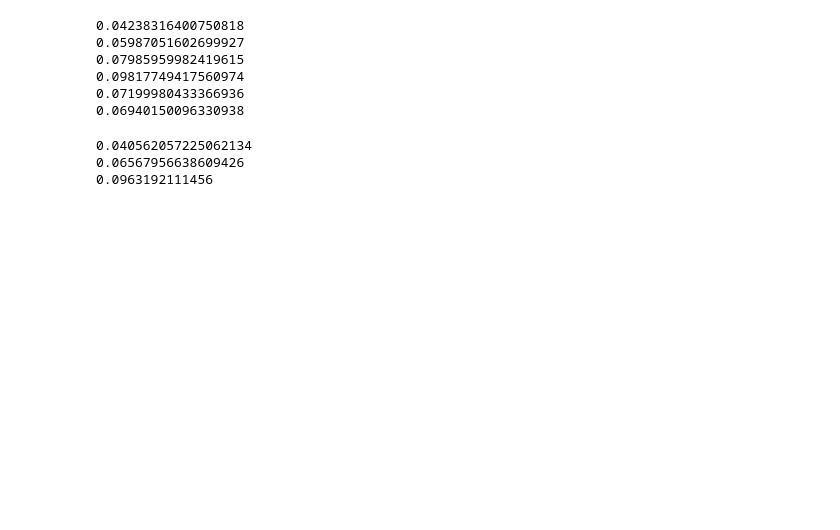
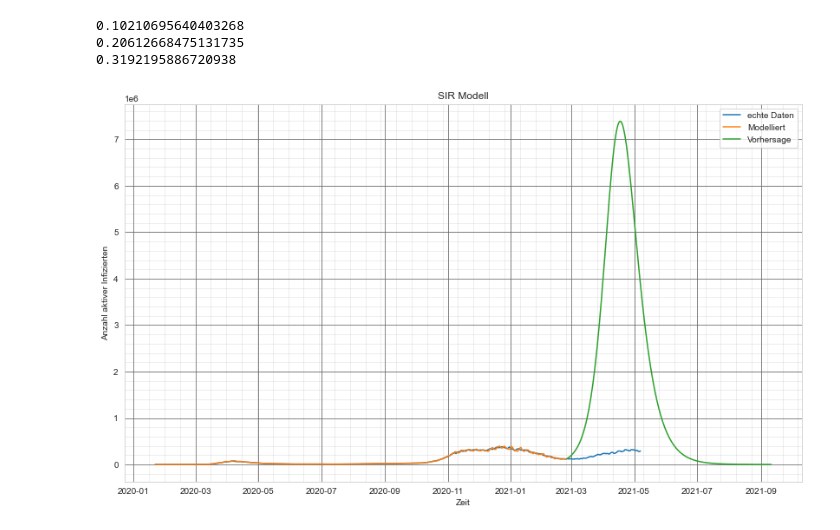
Before and after one commit to pauli-sch/TW-SIR, a Jupyter notebook: Forecast.ipynb, the cells around one changed output. Saved outputs shown, nothing was run; the diff lists cells and outputs as text; code cells hidden in the pictures; blank space fills up the shorter version.

```diff
--- a/Forecast.ipynb
+++ b/Forecast.ipynb
@@ -268,7 +268,7 @@ def predictParam(size, param):
     return param_p
 
 def paramPredict(datasets_X,datasets_Y):
-    poly_reg =PolynomialFeatures(degree=2)
+    poly_reg =PolynomialFeatures(degree=7)
     X_ploy =poly_reg.fit_transform(datasets_X)
     lin_reg_2=linear_model.LinearRegression()
     lin_reg_2.fit(X_ploy,datasets_Y)
@@ -518,36 +518,37 @@ country = 'Germany'
 country = 'Germany'
 forecastType = ['normal', 'smooth15', 'more', 'allDays', 'mix']
 smoothdays = [7, 15, 31] # wie viele Tage werden geglaettet
+t = 337
 I,R,D,C = load_IR(country,popu_dict[country],0)
 beta_list,gamma_list = read_opt(I,country, 5)
-error1 =[]
-error2=[]
-error3=[]
-for t in range(70,400):
-    r0,dif = parameterPlot(beta_list[:t],gamma_list[:t])
-    datasets_X = np.arange(0, len(r0)).reshape([len(r0),1])
-    for n in smoothdays:
-        I_p = justPredict(5, country, t, r0, dif, datasets_X, I, R,  'smooth15', n)
-        error1.append(abs(I[t + 1] - I_p[t + 1]) / I[t + 1])
-        error2.append(abs(I[t + 2] - I_p[t + 2]) / I[t + 2])
-        error3.append(abs(I[t + 3] - I_p[t + 3]) / I[t + 3])
+r0,dif = parameterPlot(beta_list[:t],gamma_list[:t])
+datasets_X = np.arange(0, len(r0)).reshape([len(r0),1])
+#I_p = justPredict(5, country, t, r0, dif, datasets_X, I, R,  'smooth15', 15)
+#predictPlot(I, I_p, t)
+#I_p = predictTime(country, 5, t)
+
+# error1 =[]
+# error2=[]
+# error3=[]
+# for t in range(70,400):
+#     r0,dif = parameterPlot(beta_list[:t],gamma_list[:t])
+#     datasets_X = np.arange(0, len(r0)).reshape([len(r0),1])
+#     for n in smoothdays:
+#         I_p = justPredict(5, country, t, r0, dif, datasets_X, I, R,  'smooth15', n)
+#         error1.append(abs(I[t + 1] - I_p[t + 1]) / I[t + 1])
+#         error2.append(abs(I[t + 2] - I_p[t + 2]) / I[t + 2])
+#         error3.append(abs(I[t + 3] - I_p[t + 3]) / I[t + 3])
 # %%
-print(np.mean(error1))
-print(np.mean(error2))
-print(np.mean(error3))
-test = error3[0:len(error2):3]
-print(np.mean(test))
-test2 = error3[1:len(error2):3]
-test3 = error3[2:len(error2):3]
-print(np.mean(test2))
-print(np.mean(test3))
+# predictPlot(I, I_p, 400)
+# print(np.mean(error1))
+# print(np.mean(error2))
+# print(np.mean(error3))
+# test = error3[0:len(error2):3]
+# print(np.mean(test))
+# test2 = error3[1:len(error2):3]
+# test3 = error3[2:len(error2):3]
+# print(np.mean(test2))
+# print(np.mean(test3))
-# %% [output]
-0.04238316400750818
-0.05987051602699927
-0.07985959982419615
-0.09817749417560974
-0.07199980433366936
-0.06940150096330938
 # %%
 error11 =[]
 error21=[]
@@ -560,24 +561,26 @@ for t in range(70,400):
     error21.append(abs(I[t + 2] - I_p[t + 2]) / I[t + 2])
     error31.append(abs(I[t + 3] - I_p[t + 3]) / I[t + 3])
 # %%
+predictPlot(I, I_p, 400)
 print(np.mean(error11))
 print(np.mean(error21))
 print(np.mean(error31))
 
 #Test welches Fenster bei Vorhersage am besten
 country = 'Germany'
 # end = [106, 290, 337, 459]
 # for i in end:
 #     I, I_p = predictTime(country, 5, i)
 #     error = (I[i + 1] - I_p[i + 1]) / I[i + 1]
 #     error2 = (I[i + 2] - I_p[i + 2]) / I[i + 2]
 #     error3 = (I[i + 3] - I_p[i + 3]) / I[i + 3]
 # #     #er = oneDayError(I[end[i]:end[i]+3], I_p[end[i]:end[i]+3])
 #     print("predictTime: \nsize:", i, "Fehler 1:", error)
 #     print("size:", i, "Fehler 2:", error2)
 #     print("size:", i, "Fehler 3:", error3)
 #predictSomething(country, 5, 290)
 # %% [output]
-0.040562057225062134
-0.06567956638609426
-0.0963192111456
+0.10210695640403268
+0.20612668475131735
+0.3192195886720938
+[figure, added]
```
Also changed, not shown: 8 other files.
